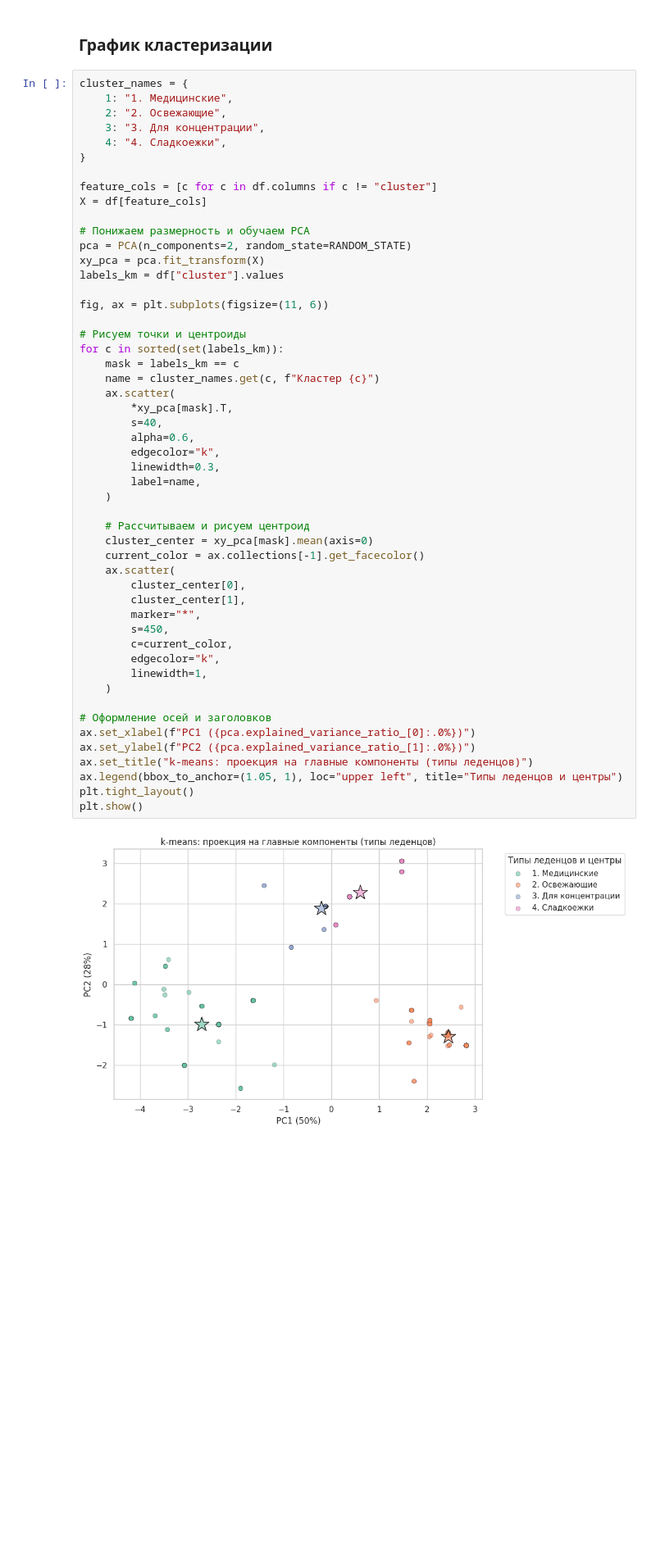
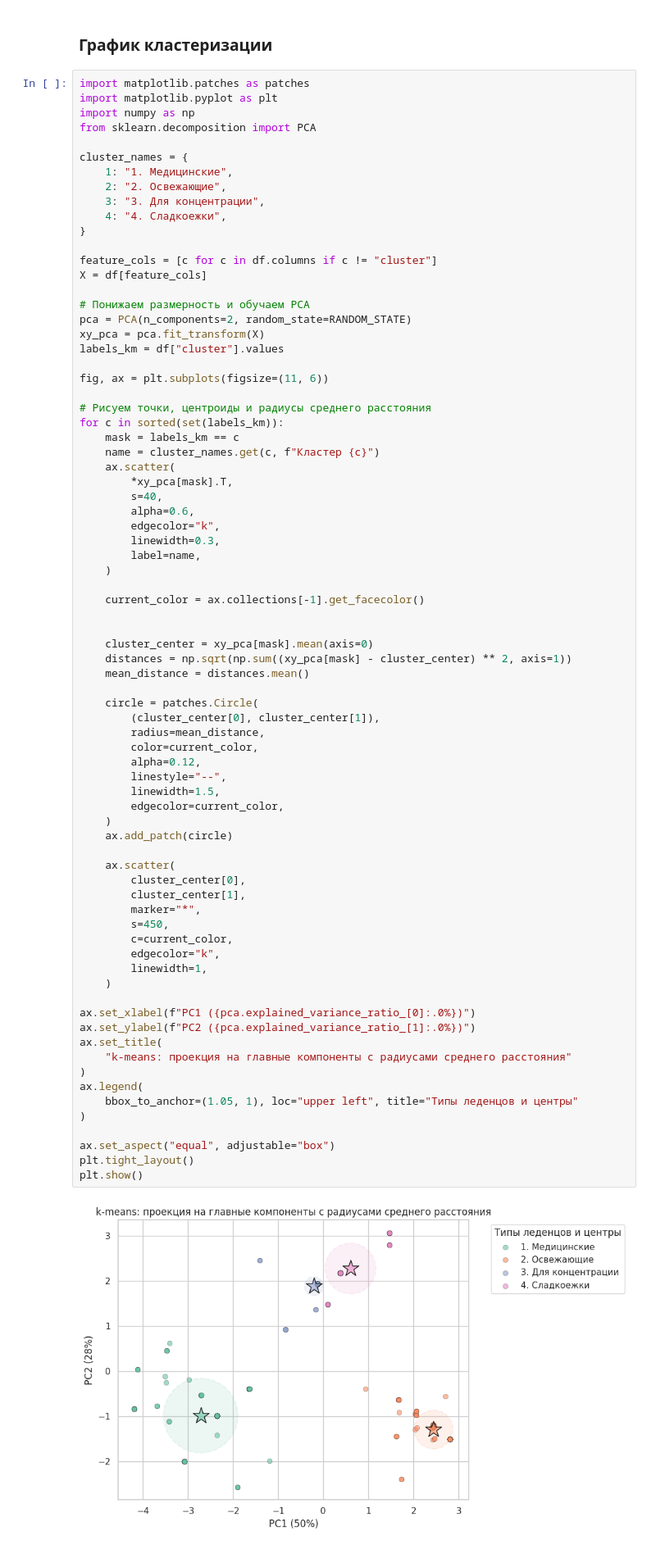
Before and after one commit to SashaVeremchuk/ITMO-data-analysis, a Jupyter notebook: 2_cluster_kmeans.ipynb, the cells around one changed output. Shown at 82% size. Drawn from its saved outputs; the diff is of its cells as text; blank space fills up the shorter version.

```diff
--- a/2_cluster_kmeans.ipynb
+++ b/2_cluster_kmeans.ipynb
@@ -225,6 +225,11 @@ summary_table.style.hide(axis='index', )
 # %% [markdown]
 ### График кластеризации
 # %%
+import matplotlib.patches as patches
+import matplotlib.pyplot as plt
+import numpy as np
+from sklearn.decomposition import PCA
+
 cluster_names = {
     1: "1. Медицинские",
     2: "2. Освежающие",
@@ -242,41 +247,61 @@ labels_km = df["cluster"].values
 
 fig, ax = plt.subplots(figsize=(11, 6))
 
-# Рисуем точки и центроиды
+# Рисуем точки, центроиды и радиусы среднего расстояния
 for c in sorted(set(labels_km)):
     mask = labels_km == c
     name = cluster_names.get(c, f"Кластер {c}")
     ax.scatter(
         *xy_pca[mask].T,
         s=40,
         alpha=0.6,
         edgecolor="k",
         linewidth=0.3,
         label=name,
     )
 
-    # Рассчитываем и рисуем центроид
+    current_color = ax.collections[-1].get_facecolor()
+
+
     cluster_center = xy_pca[mask].mean(axis=0)
-    current_color = ax.collections[-1].get_facecolor()
+    distances = np.sqrt(np.sum((xy_pca[mask] - cluster_center) ** 2, axis=1))
+    mean_distance = distances.mean()
+
+    circle = patches.Circle(
+        (cluster_center[0], cluster_center[1]),
+        radius=mean_distance,
+        color=current_color,
+        alpha=0.12,
+        linestyle="--",
+        linewidth=1.5,
+        edgecolor=current_color,
+    )
+    ax.add_patch(circle)
+
     ax.scatter(
         cluster_center[0],
         cluster_center[1],
         marker="*",
         s=450,
         c=current_color,
         edgecolor="k",
         linewidth=1,
     )
 
-# Оформление осей и заголовков
 ax.set_xlabel(f"PC1 ({pca.explained_variance_ratio_[0]:.0%})")
 ax.set_ylabel(f"PC2 ({pca.explained_variance_ratio_[1]:.0%})")
-ax.set_title("k-means: проекция на главные компоненты (типы леденцов)")
-ax.legend(bbox_to_anchor=(1.05, 1), loc="upper left", title="Типы леденцов и центры")
+ax.set_title(
+    "k-means: проекция на главные компоненты с радиусами среднего расстояния"
+)
+ax.legend(
+    bbox_to_anchor=(1.05, 1), loc="upper left", title="Типы леденцов и центры"
+)
+
+ax.set_aspect("equal", adjustable="box")
 plt.tight_layout()
 plt.show()
 # %% [output]
-[figure, old version]
+[figure, new version]
 # %% [markdown]
 ## Устойчивость
 Ллойд сходится к локальному минимуму. Запустим k-means с 10 разными random_state при n_init=1 и n_init=10 и сравним каждое разбиение с нашим по скорректированному индексу Рэнда (ARI равен 1 при совпадении с точностью до перенумерации).
```
